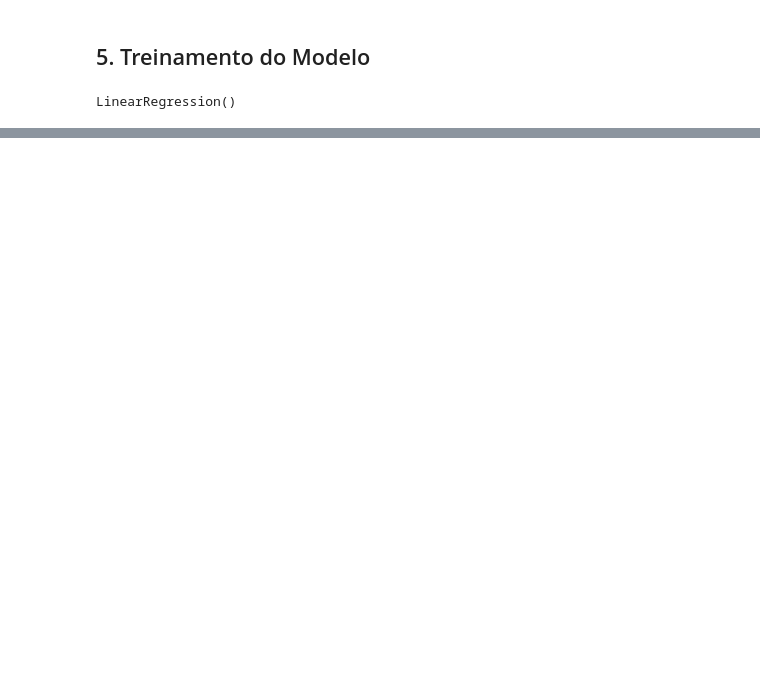
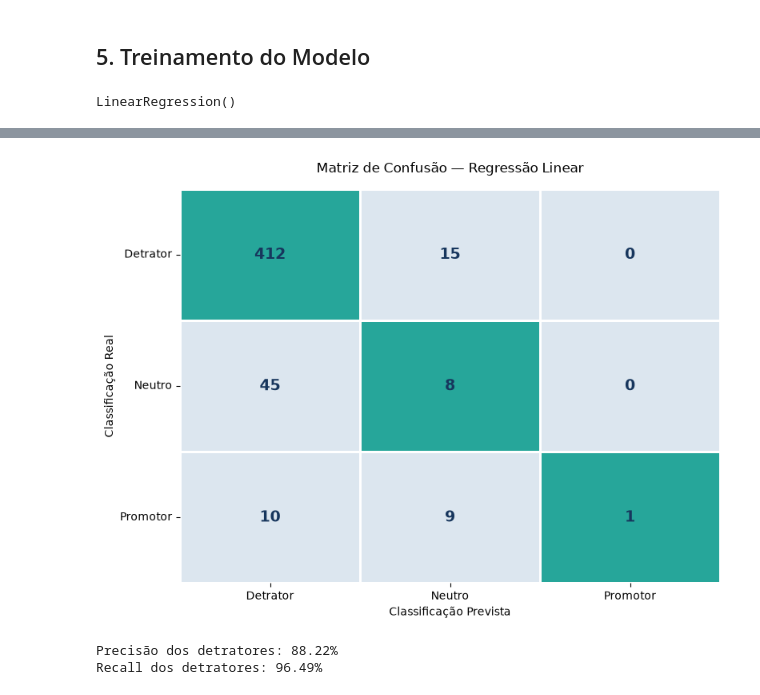
Before and after one commit to CelioRodrigues/analise-nps, a Jupyter notebook: notebooks/02_modelo_regressao_linear.ipynb, the cells around one changed output, grey strips where cells are left out. Cells and saved outputs as stored; diff of their text form; code cells hidden in the pictures; blank space fills up the shorter version.

```diff
--- a/notebooks/02_modelo_regressao_linear.ipynb
+++ b/notebooks/02_modelo_regressao_linear.ipynb
@@ -184,0 +363,74 @@ LinearRegression()
+# %%
+# Classificar as notas reais e previstas
+faixas = [-float("inf"), 7, 9, float("inf")]
+classes = ["Detrator", "Neutro", "Promotor"]
+
+classe_real = pd.cut(
+    y_teste,
+    bins=faixas,
+    labels=classes,
+    right=False
+)
+
+classe_prevista = pd.cut(
+    y_pred,
+    bins=faixas,
+    labels=classes,
+    right=False
+)
+
+# Calcular a matriz de confusão
+matriz = confusion_matrix(
+    classe_real,
+    classe_prevista,
+    labels=classes
+)
+
+# Destacar a diagonal principal (acertos)
+cores_matriz = [
+    [1 if i == j else 0 for j in range(3)]
+    for i in range(3)
+]
+
+# Construir o gráfico
+plt.figure(figsize=(8, 6))
+
+sns.heatmap(
+    cores_matriz,
+    annot=matriz,
+    fmt="d",
+    cmap=ListedColormap(["#DCE6EF", "#26A69A"]),
+    cbar=False,
+    linewidths=2,
+    linecolor="white",
+    xticklabels=classes,
+    yticklabels=classes,
+    annot_kws={
+        "fontsize": 14,
+        "fontweight": "bold",
+        "color": "#17365D"
+    }
+)
+
+plt.title("Matriz de Confusão — Regressão Linear", pad=15)
+plt.xlabel("Classificação Prevista")
+plt.ylabel("Classificação Real")
+plt.xticks(rotation=0)
+plt.yticks(rotation=0)
+
+plt.tight_layout()
+plt.show()
+# %% [output]
+[figure, added]
+# %%
+real_detrator = classe_real == "Detrator"
+previsto_detrator = classe_prevista == "Detrator"
+
+precisao = precision_score(real_detrator, previsto_detrator)
+recall = recall_score(real_detrator, previsto_detrator)
+
+print(f"Precisão dos detratores: {precisao:.2%}")
+print(f"Recall dos detratores: {recall:.2%}")
+# %% [output]
+Precisão dos detratores: 88.22%
+Recall dos detratores: 96.49%
```
Also changed, not shown: parts of 10 cells of this notebook.
